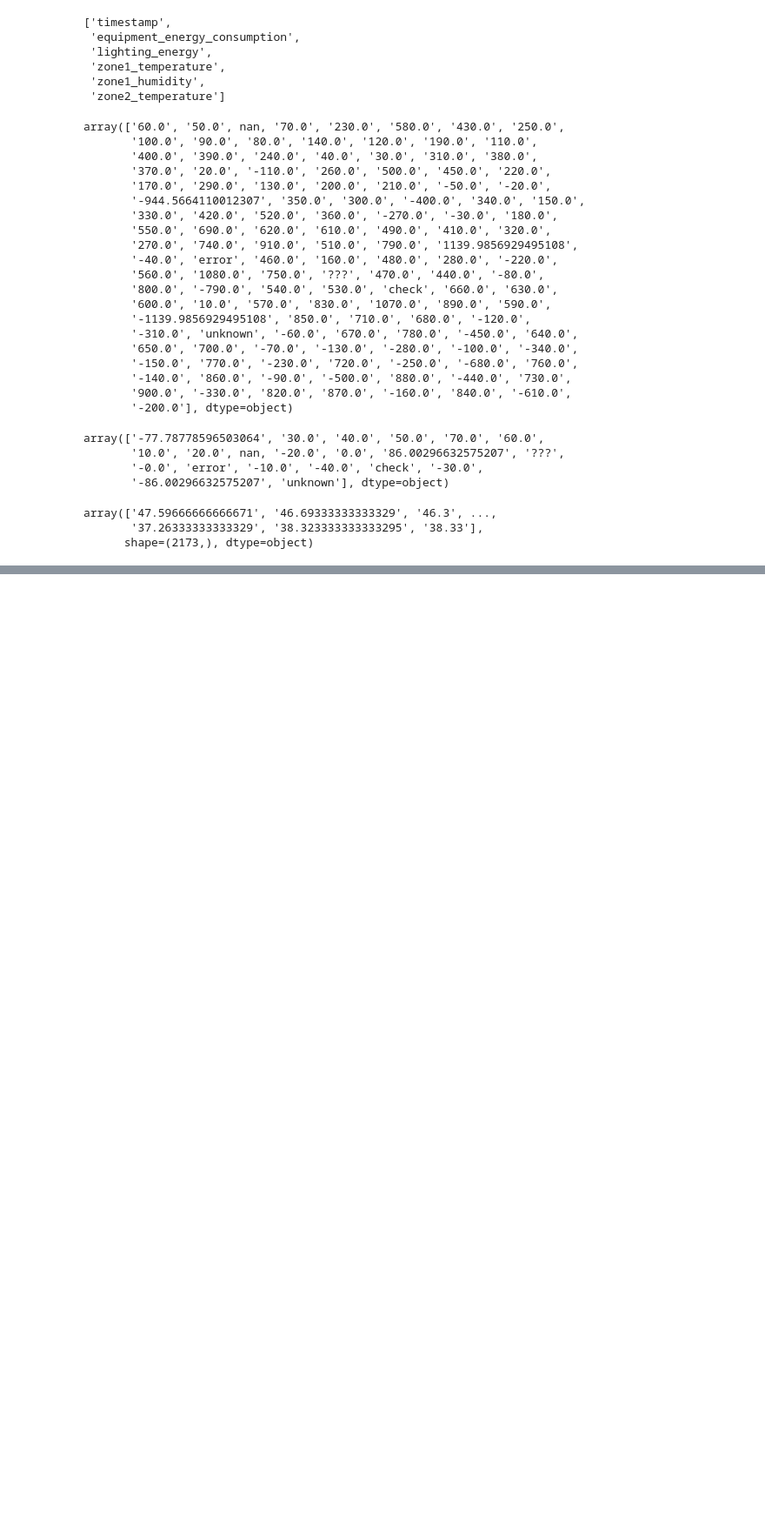
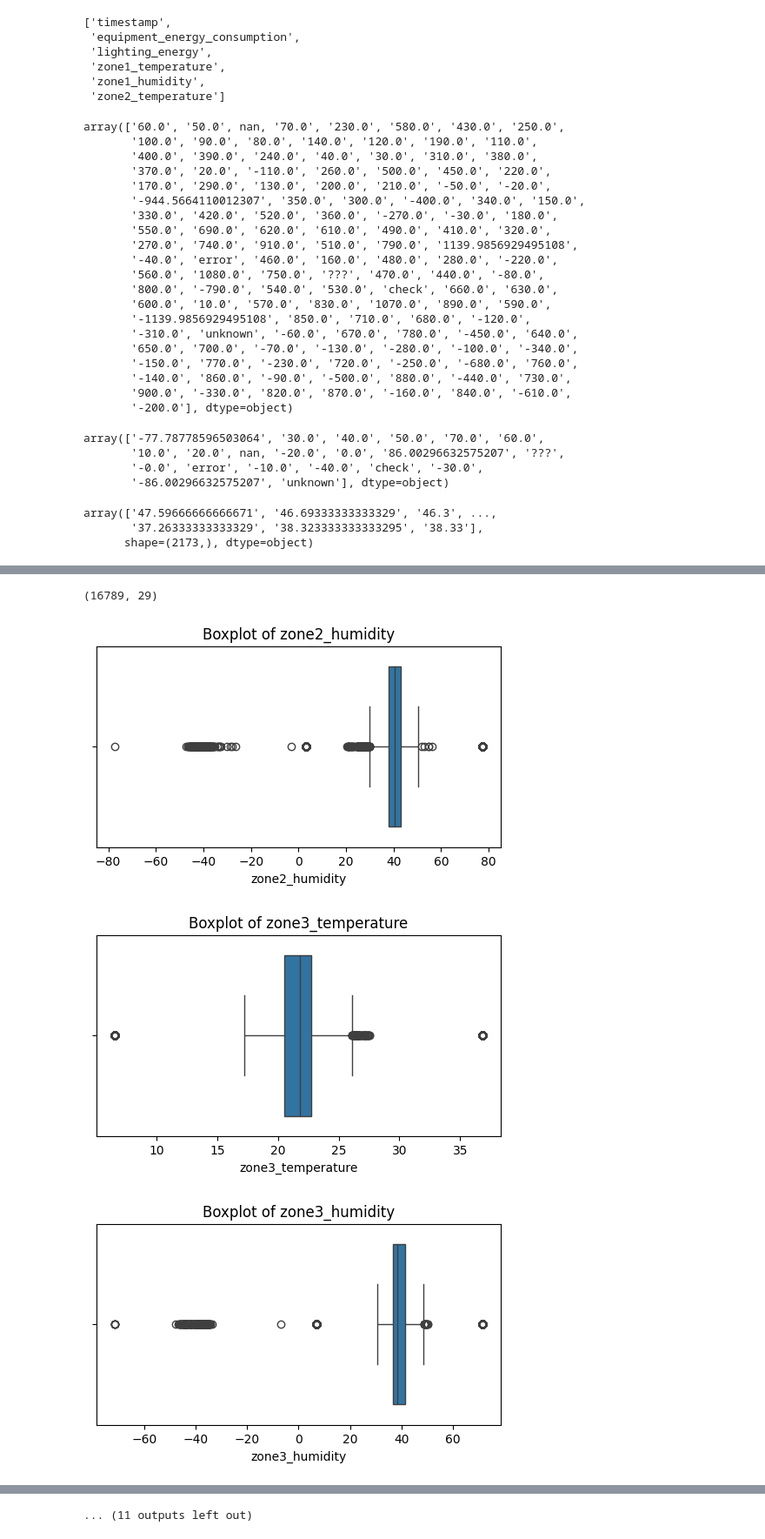
Before and after one commit to PulkitMangal09/DS-Intern-Assignment-pulkit, a Jupyter notebook: notebooks/energy_prediction.ipynb, the cells around one changed output, grey strips where cells are left out. Shown: that part at 87% size. Drawn from its saved outputs; the diff is of its cells as text; code cells hidden in the pictures; blank space fills up the shorter version.

```diff
--- a/notebooks/energy_prediction.ipynb
+++ b/notebooks/energy_prediction.ipynb
@@ -153,0 +169,17 @@ array(['47.59666666666671', '46.69333333333329', '46.3', ...,
+# %%
+df = df.drop_duplicates()
+df.shape
+# %% [output]
+(16789, 29)
+# %%
+numeric_cols = df.select_dtypes(include=['float64', 'int64']).columns
+
+for col in numeric_cols:
+    plt.figure(figsize=(6, 3))
+    sns.boxplot(x=df[col])
+    plt.title(f"Boxplot of {col}")
+    plt.show()
+# %% [output]
+[figure, added]
+[figure, added]
+[figure, added]
@@ -153,0 +195 @@ array(['47.59666666666671', '46.69333333333329', '46.3', ...,
+... (11 outputs left out)
```
Also changed, not shown: parts of 3 cells of this notebook, 1 other file.
